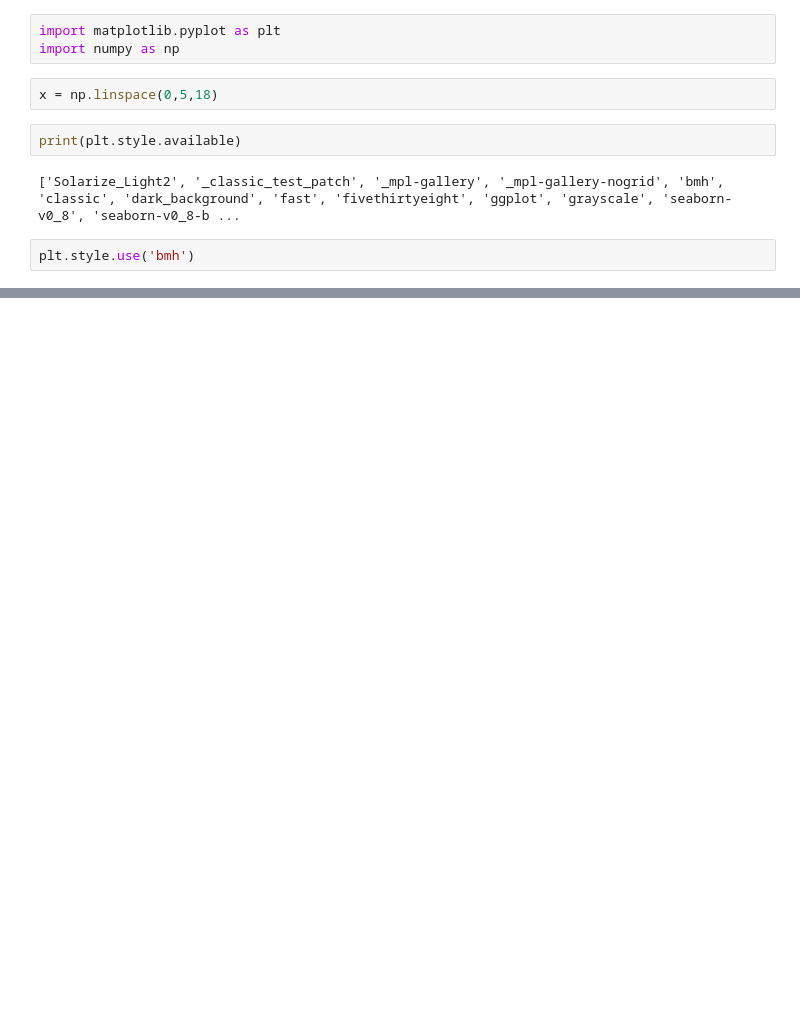
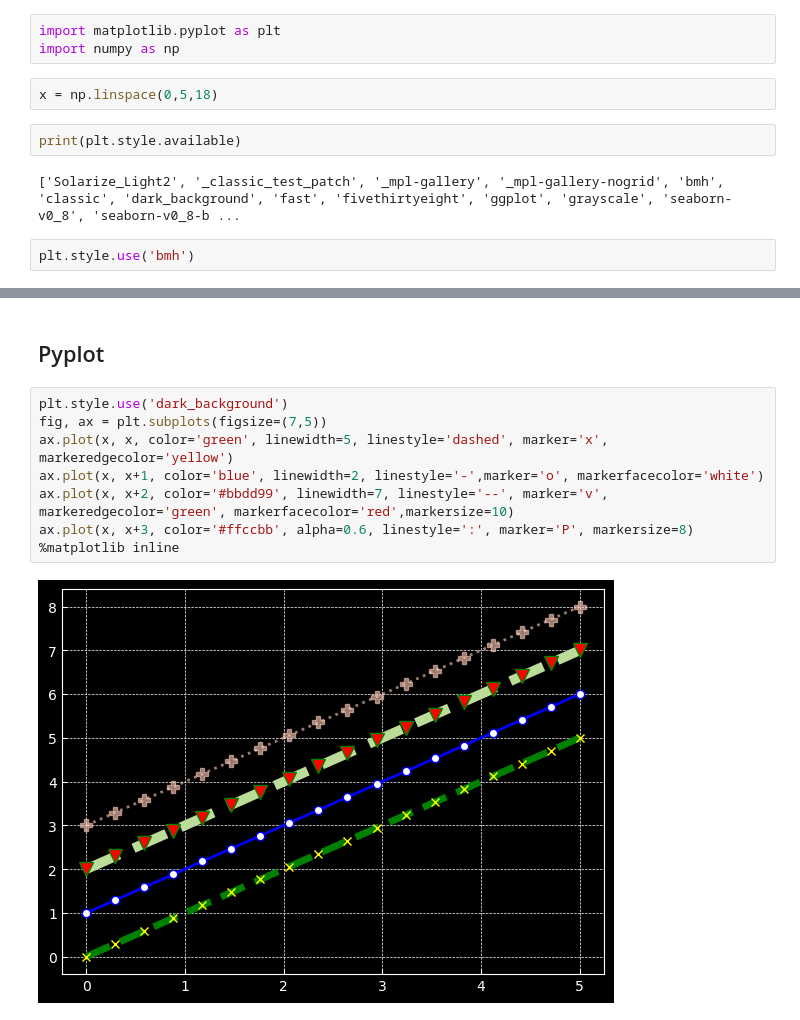
Before and after one commit to nilia2020/pyplot_seaborn_visual, a Jupyter notebook: matplotlib/colour_styles.ipynb, the cells around one changed output, grey strips where cells are left out. Drawn from its saved outputs; the diff is of its cells as text; blank space fills up the shorter version.

```diff
--- a/matplotlib/colour_styles.ipynb
+++ b/matplotlib/colour_styles.ipynb
@@ -15,0 +23,12 @@ fig, ax = plt.subplots(figsize=(8,8))
+# %% [markdown]
+## Pyplot
+# %%
+plt.style.use('dark_background')
+fig, ax = plt.subplots(figsize=(7,5))
+ax.plot(x, x, color='green', linewidth=5, linestyle='dashed', marker='x', markeredgecolor='yellow')
+ax.plot(x, x+1, color='blue', linewidth=2, linestyle='-',marker='o', markerfacecolor='white')
+ax.plot(x, x+2, color='#bbdd99', linewidth=7, linestyle='--', marker='v', markeredgecolor='green', markerfacecolor='red',markersize=10)
+ax.plot(x, x+3, color='#ffccbb', alpha=0.6, linestyle=':', marker='P', markersize=8)
+%matplotlib inline
+# %% [output]
+[figure, added]
```
Also changed, not shown: parts of 3 cells of this notebook, 2 other files.
